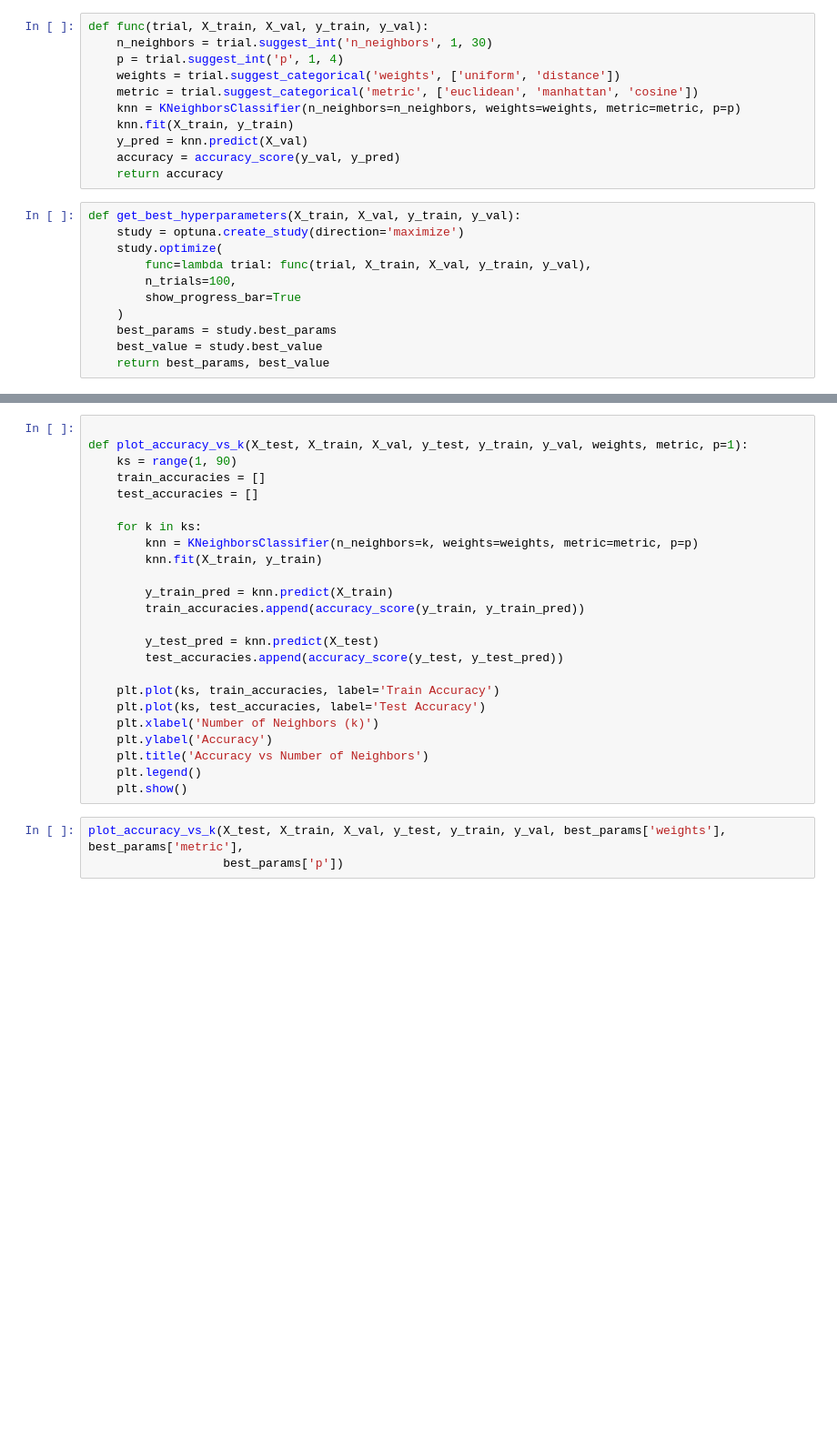
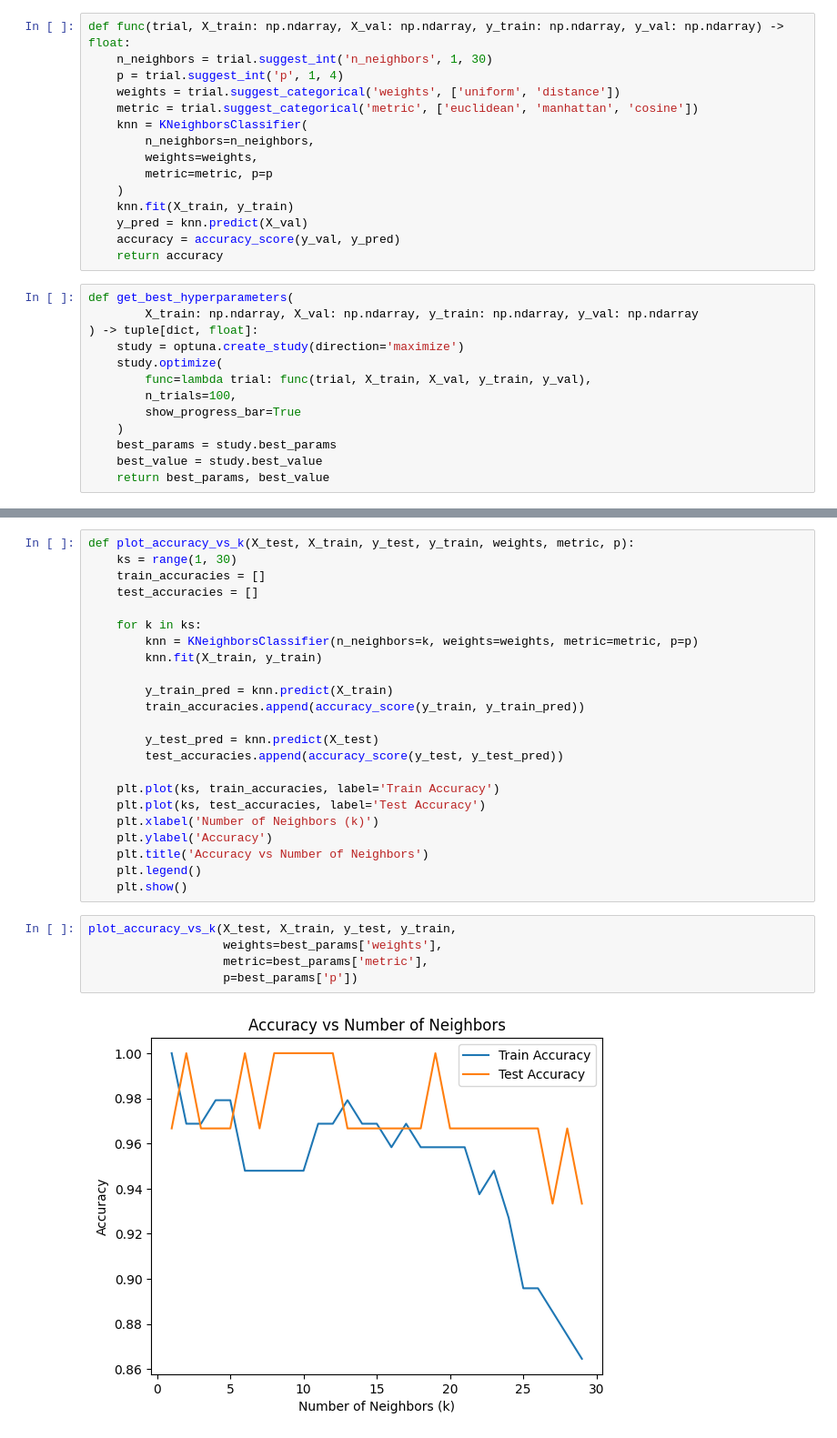
Before and after one commit to HedwigIndustries/machine-learning-6-term, a Jupyter notebook: knn/lib_knn.ipynb, the cells around one changed output, grey strips where cells are left out. Shown at 91% size. Cells and saved outputs as stored; diff of their text form; blank space fills up the shorter version.

```diff
--- a/knn/lib_knn.ipynb
+++ b/knn/lib_knn.ipynb
@@ -32,16 +41,22 @@ def pretty_print_best(best_params, best_score):
 # %%
-def func(trial, X_train, X_val, y_train, y_val):
+def func(trial, X_train: np.ndarray, X_val: np.ndarray, y_train: np.ndarray, y_val: np.ndarray) -> float:
     n_neighbors = trial.suggest_int('n_neighbors', 1, 30)
     p = trial.suggest_int('p', 1, 4)
     weights = trial.suggest_categorical('weights', ['uniform', 'distance'])
     metric = trial.suggest_categorical('metric', ['euclidean', 'manhattan', 'cosine'])
-    knn = KNeighborsClassifier(n_neighbors=n_neighbors, weights=weights, metric=metric, p=p)
+    knn = KNeighborsClassifier(
+        n_neighbors=n_neighbors,
+        weights=weights,
+        metric=metric, p=p
+    )
     knn.fit(X_train, y_train)
     y_pred = knn.predict(X_val)
     accuracy = accuracy_score(y_val, y_pred)
     return accuracy
 # %%
-def get_best_hyperparameters(X_train, X_val, y_train, y_val):
+def get_best_hyperparameters(
+        X_train: np.ndarray, X_val: np.ndarray, y_train: np.ndarray, y_val: np.ndarray
+) -> tuple[dict, float]:
     study = optuna.create_study(direction='maximize')
     study.optimize(
         func=lambda trial: func(trial, X_train, X_val, y_train, y_val),
@@ -59,7 +102,6 @@ pretty_print_best(best_params, best_score)
 # %%
-
-def plot_accuracy_vs_k(X_test, X_train, X_val, y_test, y_train, y_val, weights, metric, p=1):
-    ks = range(1, 90)
+def plot_accuracy_vs_k(X_test, X_train, y_test, y_train, weights, metric, p):
+    ks = range(1, 30)
     train_accuracies = []
     test_accuracies = []
 
@@ -81,5 +123,9 @@ def plot_accuracy_vs_k(X_test, X_train, X_val, y_test, y_train, y_val, weights,
     plt.legend()
     plt.show()
 # %%
-plot_accuracy_vs_k(X_test, X_train, X_val, y_test, y_train, y_val, best_params['weights'], best_params['metric'],
-                   best_params['p'])
+plot_accuracy_vs_k(X_test, X_train, y_test, y_train,
+                   weights=best_params['weights'],
+                   metric=best_params['metric'],
+                   p=best_params['p'])
+# %% [output]
+[figure, added]
```
Also changed, not shown: parts of 9 cells of this notebook, 15 other files.
